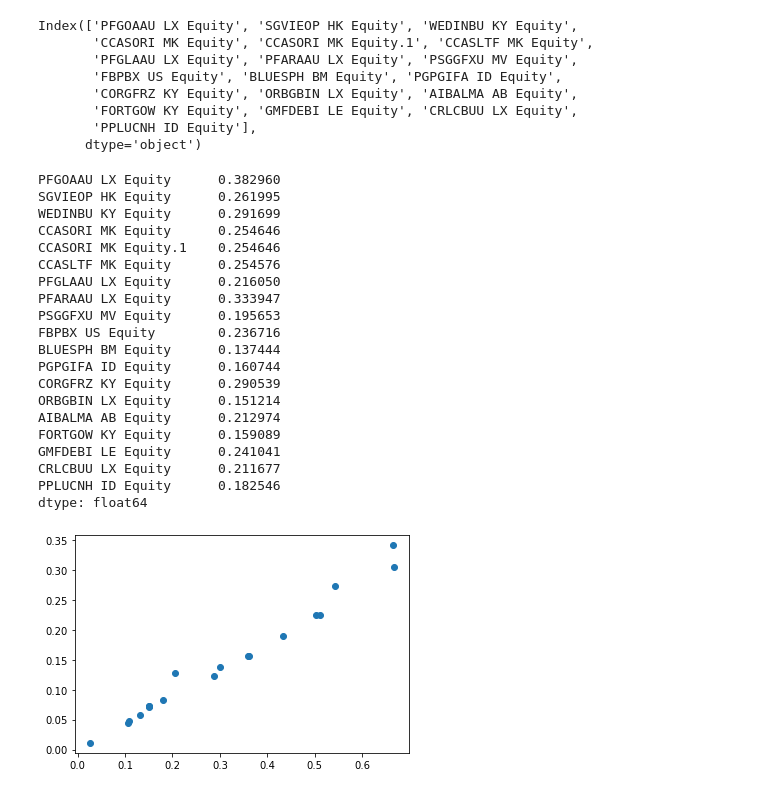
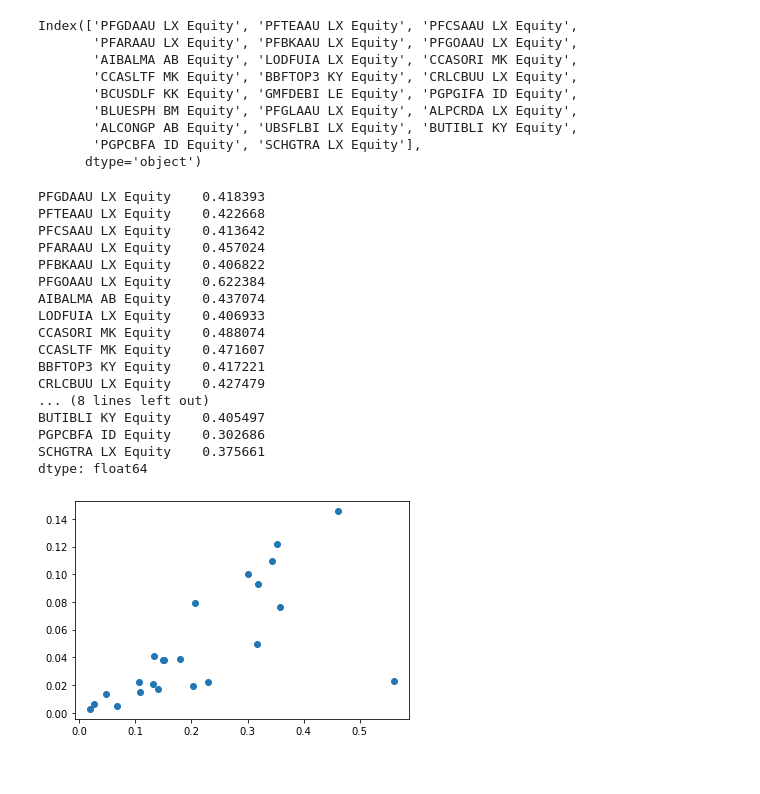
Before and after one commit to shahzebkayani/Portfolio-Optimization, a Jupyter notebook: Assesment .ipynb, the cells around one changed output. Saved outputs shown, nothing was run; the diff lists cells and outputs as text; code cells hidden in the pictures.

```diff
--- a/Assesment .ipynb
+++ b/Assesment .ipynb
@@ -7,12 +7,12 @@ import datetime
 import matplotlib.pyplot as plt
 import seaborn as sb
 # %%
-Data = pd.read_csv('Top 19 funds.csv')
+Data = pd.read_csv('Top23.csv')
 Data.reset_index(drop=True, inplace=True)
 Data=pd.DataFrame(Data)
 datetime_series = pd.to_datetime(Data['Date'])
 datetime_index = pd.DatetimeIndex(datetime_series.values)
 Data=Data.set_index(datetime_index)
 Data.drop('Date',axis=1,inplace=True)
-Data.tail()
+Data.head()
 # %% [output]
@@ -156,45 +131,43 @@ cov_matrix
 # %%
 Data.columns
 # %% [output]
-Index(['PFGOAAU LX Equity', 'SGVIEOP HK Equity', 'WEDINBU KY Equity',
-       'CCASORI MK Equity', 'CCASORI MK Equity.1', 'CCASLTF MK Equity',
-       'PFGLAAU LX Equity', 'PFARAAU LX Equity', 'PSGGFXU MV Equity',
-       'FBPBX US Equity', 'BLUESPH BM Equity', 'PGPGIFA ID Equity',
-       'CORGFRZ KY Equity', 'ORBGBIN LX Equity', 'AIBALMA AB Equity',
-       'FORTGOW KY Equity', 'GMFDEBI LE Equity', 'CRLCBUU LX Equity',
-       'PPLUCNH ID Equity'],
+Index(['PFGDAAU LX Equity', 'PFTEAAU LX Equity', 'PFCSAAU LX Equity',
+       'PFARAAU LX Equity', 'PFBKAAU LX Equity', 'PFGOAAU LX Equity',
+       'AIBALMA AB Equity', 'LODFUIA LX Equity', 'CCASORI MK Equity',
+       'CCASLTF MK Equity', 'BBFTOP3 KY Equity', 'CRLCBUU LX Equity',
+       'BCUSDLF KK Equity', 'GMFDEBI LE Equity', 'PGPGIFA ID Equity',
+       'BLUESPH BM Equity', 'PFGLAAU LX Equity', 'ALPCRDA LX Equity',
+       'ALCONGP AB Equity', 'UBSFLBI LX Equity', 'BUTIBLI KY Equity',
+       'PGPCBFA ID Equity', 'SCHGTRA LX Equity'],
       dtype='object')
 # %%
-Ret_risk=(ind_er/Ann_Risk)
+Ret_risk=(Ann_Ret/Ann_Risk)
 print(Ret_risk)
 # %% [output]
-PFGOAAU LX Equity      0.382960
-SGVIEOP HK Equity      0.261995
-WEDINBU KY Equity      0.291699
-CCASORI MK Equity      0.254646
-CCASORI MK Equity.1    0.254646
-CCASLTF MK Equity      0.254576
-PFGLAAU LX Equity      0.216050
-PFARAAU LX Equity      0.333947
-PSGGFXU MV Equity      0.195653
-FBPBX US Equity        0.236716
-BLUESPH BM Equity      0.137444
-PGPGIFA ID Equity      0.160744
-CORGFRZ KY Equity      0.290539
-ORBGBIN LX Equity      0.151214
-AIBALMA AB Equity      0.212974
-FORTGOW KY Equity      0.159089
-GMFDEBI LE Equity      0.241041
-CRLCBUU LX Equity      0.211677
-PPLUCNH ID Equity      0.182546
+PFGDAAU LX Equity    0.418393
+PFTEAAU LX Equity    0.422668
+PFCSAAU LX Equity    0.413642
+PFARAAU LX Equity    0.457024
+PFBKAAU LX Equity    0.406822
+PFGOAAU LX Equity    0.622384
+AIBALMA AB Equity    0.437074
+LODFUIA LX Equity    0.406933
+CCASORI MK Equity    0.488074
+CCASLTF MK Equity    0.471607
+BBFTOP3 KY Equity    0.417221
+CRLCBUU LX Equity    0.427479
+... (8 lines left out)
+BUTIBLI KY Equity    0.405497
+PGPCBFA ID Equity    0.302686
+SCHGTRA LX Equity    0.375661
 dtype: float64
 # %%
 x=Ann_Risk
-y=Ann_Ret
+y=ind_er
 plt.scatter(x,y)
 plt.show()
 # %% [output]
-[figure, old version]
+[figure, new version]
 # %%
 assets = pd.concat([Ann_Ret,Ann_Risk,Ret_risk], axis=1)
 assets.columns = ['Ann Returns', 'Ann Risk', 'Return Risk Ratio']
```
Also changed, not shown: parts of 19 cells of this notebook, 1 other file.
